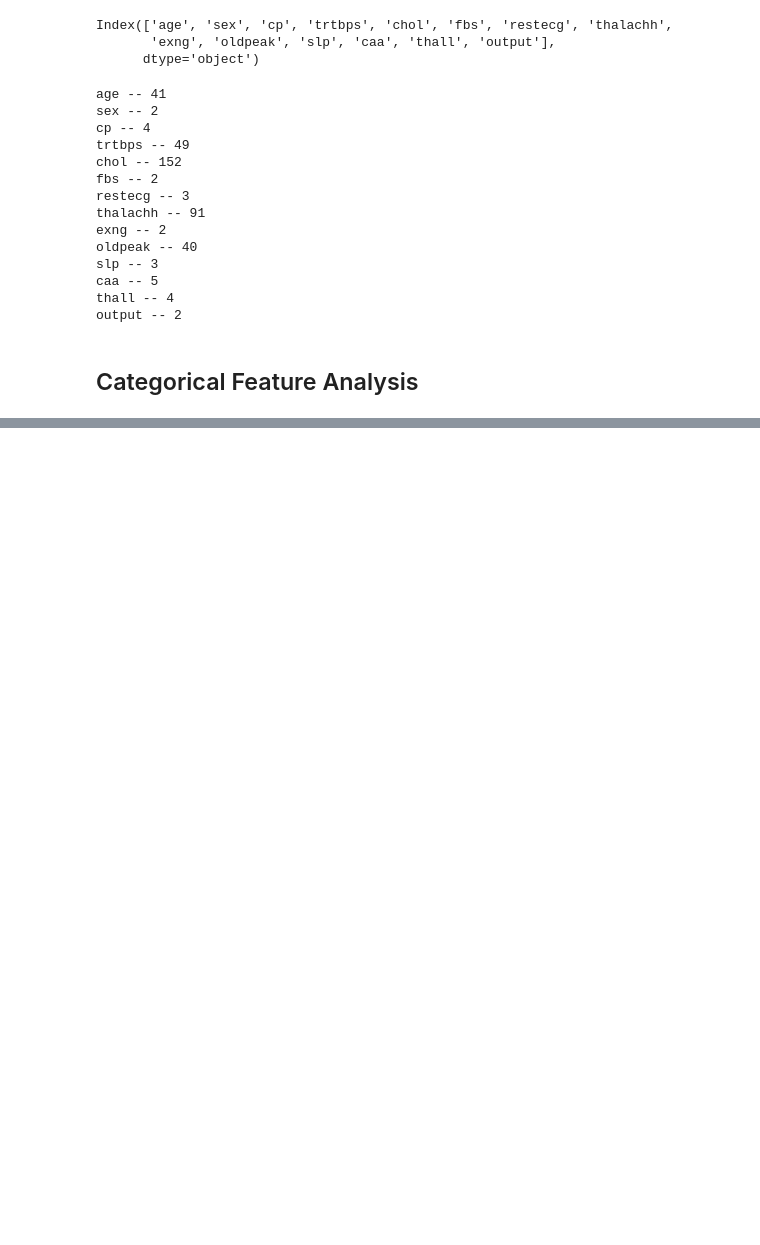
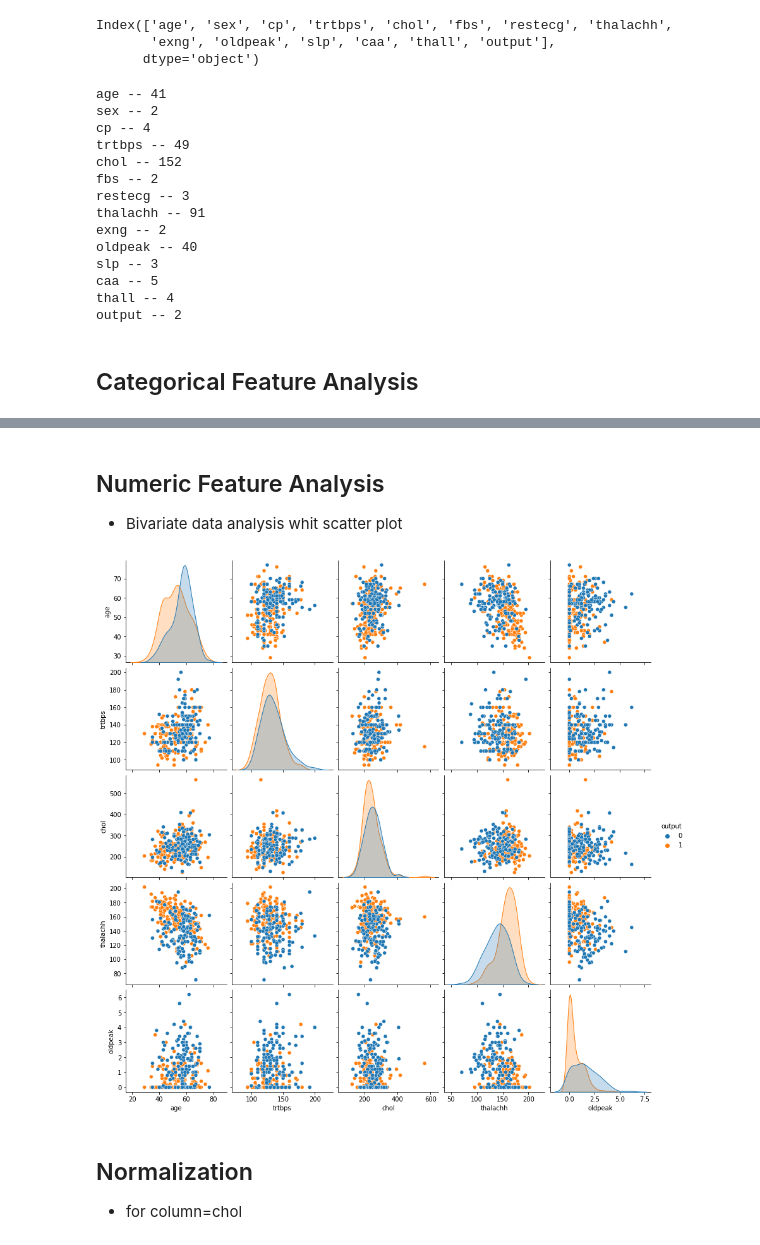
Before and after one commit to MSBurakS/Heart-Attack-Analysis-Perdiction-My-Practice, a Jupyter notebook: heart-attack-analysis-perdiction-my-practice.ipynb, the cells around one changed output, grey strips where cells are left out. Saved outputs shown, nothing was run; the diff lists cells and outputs as text; code cells hidden in the pictures; blank space fills up the shorter version.

Commit message:
Kaggle Notebook | Heart Attack Analysis & Perdiction & My Practice | Version 3

```diff
--- a/heart-attack-analysis-perdiction-my-practice.ipynb
+++ b/heart-attack-analysis-perdiction-my-practice.ipynb
@@ -202,0 +206,16 @@ for i in categorical_list:
+# %% [markdown]
+<a id=7></a>
+## Numeric Feature Analysis
+* Bivariate data analysis whit scatter plot
+# %%
+numeric_list =["age","trtbps","chol","thalachh","oldpeak","output"]
+# %%
+df_numeric= df.loc[:,numeric_list]
+sns.pairplot(df_numeric,hue="output",diag_kind="kde")
+plt.show()
+# %% [output]
+[figure, added]
+# %% [markdown]
+<a id=8></a>
+## Normalization
+* for column=chol
```
Also changed, not shown: parts of 16 cells of this notebook.
